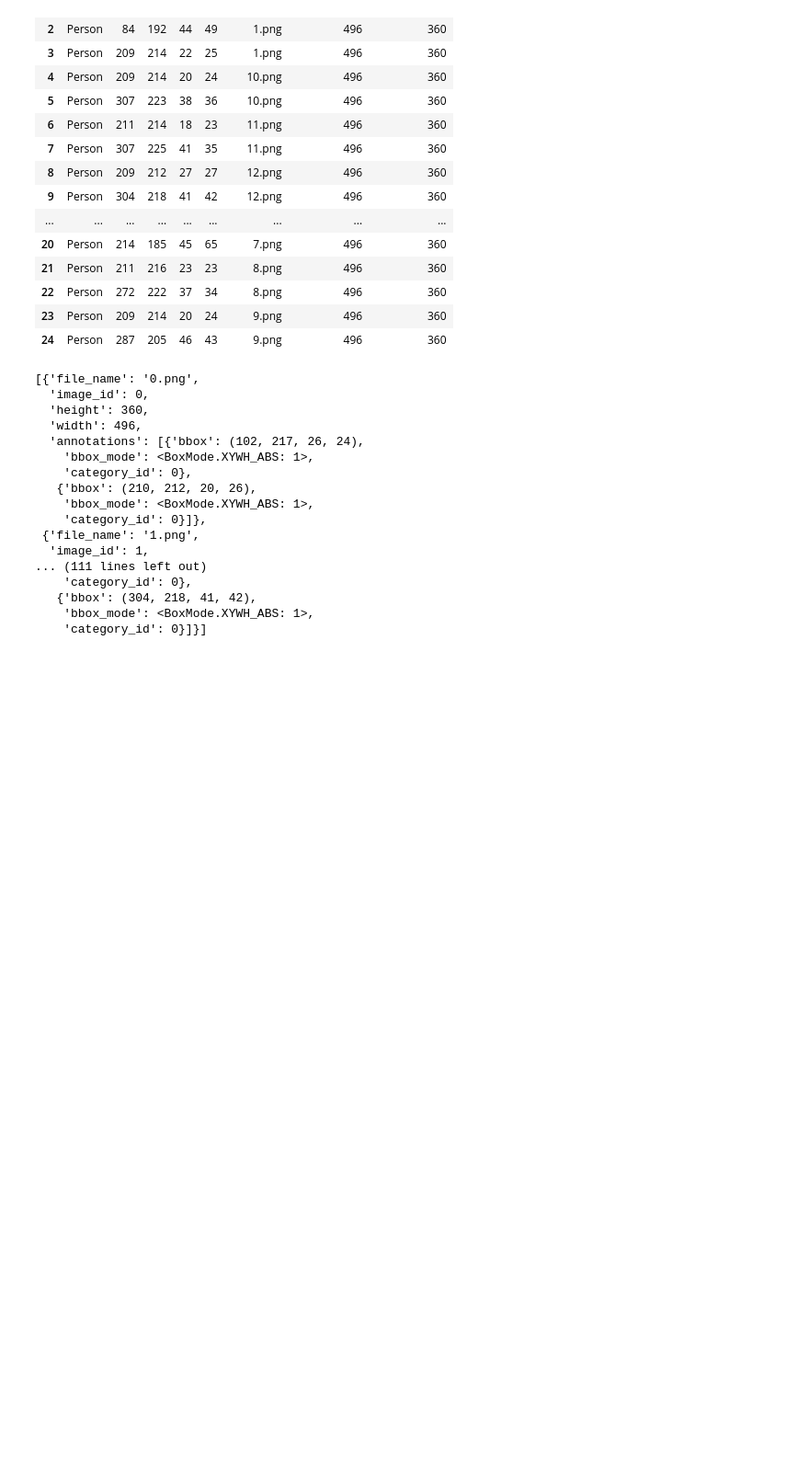
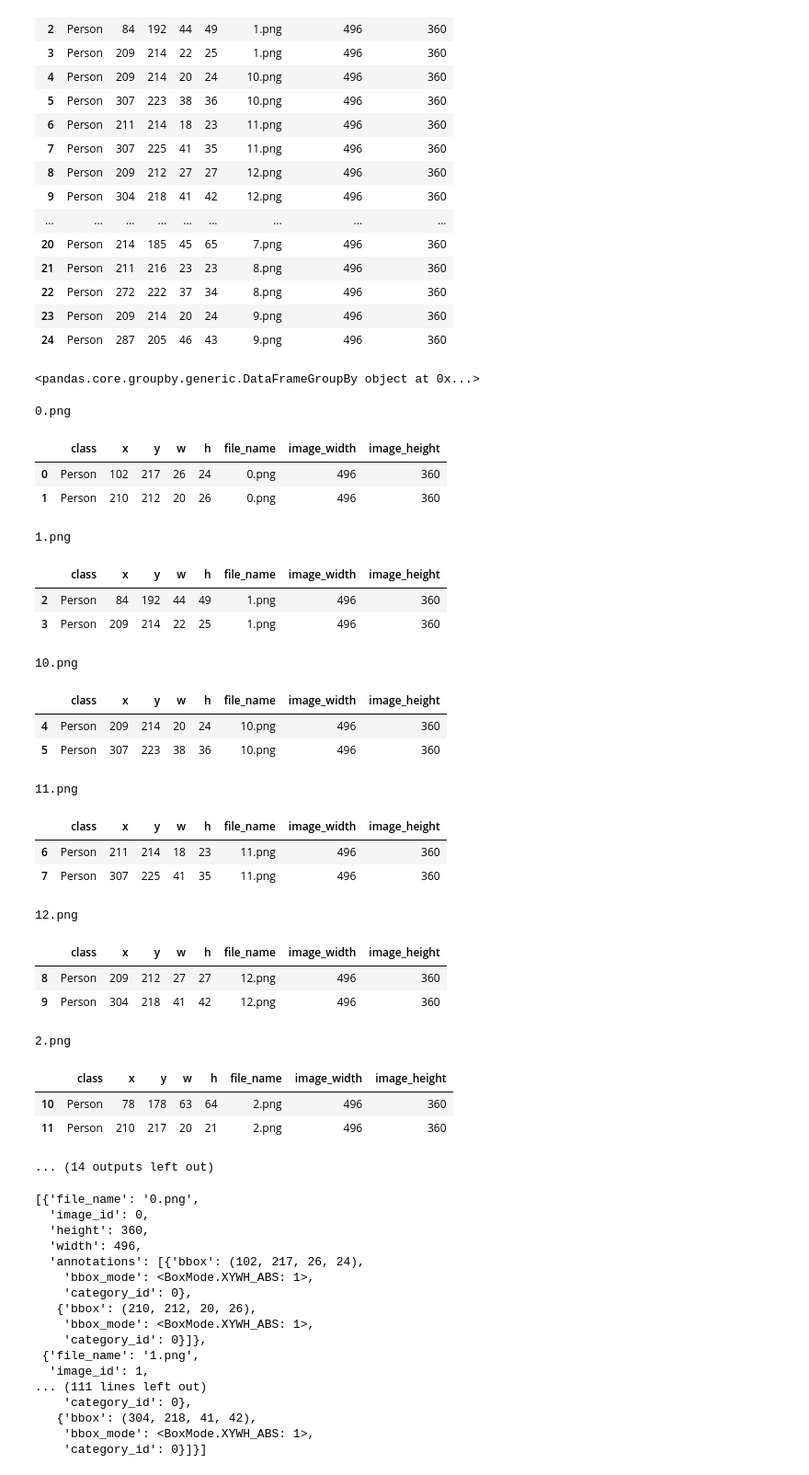
Before and after one commit to Yucheng-Zhu/DetectPeopleInLowResolutionCCTV, a Jupyter notebook: csvToCOCO.ipynb, the cells around one changed output. Shown at 92% size. Cells and saved outputs as stored; diff of their text form; code cells hidden in the pictures; blank space fills up the shorter version.

Commit message:
csvToCOCO.py can take arbitrary file name

```diff
--- a/csvToCOCO.ipynb
+++ b/csvToCOCO.ipynb
@@ -3,8 +3,8 @@ import pandas as pd
 import os
 import cv2
 # %%
-folder_train = 'img/train/'
-folder_valid = 'img/valid/'
+folder_train = 'data/img/train/'
+folder_valid = 'data/img/valid/'
 
 makesenseai_train = folder_train+'train.csv'
 makesenseai_valid = folder_valid+'valid.csv'
@@ -45,6 +45,41 @@ makesenseai_train_df
 | 22 | Person | 272 | 222 | 37 | 34 | 8.png | 496 | 360 |
 | 23 | Person | 209 | 214 | 20 | 24 | 9.png | 496 | 360 |
 | 24 | Person | 287 | 205 | 46 | 43 | 9.png | 496 | 360 |
+# %%
+group = makesenseai_train_df.groupby(['file_name'])
+group
+# %% [output]
+<pandas.core.groupby.generic.DataFrameGroupBy object at 0x...>
+# %%
+for g, content in group:
+    print(g)
+    display(content)
+# %% [output]
+0.png
+|  | class | x | y | w | h | file_name | image_width | image_height |
+| 0 | Person | 102 | 217 | 26 | 24 | 0.png | 496 | 360 |
+| 1 | Person | 210 | 212 | 20 | 26 | 0.png | 496 | 360 |
+1.png
+|  | class | x | y | w | h | file_name | image_width | image_height |
+| 2 | Person | 84 | 192 | 44 | 49 | 1.png | 496 | 360 |
+| 3 | Person | 209 | 214 | 22 | 25 | 1.png | 496 | 360 |
+10.png
+|  | class | x | y | w | h | file_name | image_width | image_height |
+| 4 | Person | 209 | 214 | 20 | 24 | 10.png | 496 | 360 |
+| 5 | Person | 307 | 223 | 38 | 36 | 10.png | 496 | 360 |
+11.png
+|  | class | x | y | w | h | file_name | image_width | image_height |
+| 6 | Person | 211 | 214 | 18 | 23 | 11.png | 496 | 360 |
+| 7 | Person | 307 | 225 | 41 | 35 | 11.png | 496 | 360 |
+12.png
+|  | class | x | y | w | h | file_name | image_width | image_height |
+| 8 | Person | 209 | 212 | 27 | 27 | 12.png | 496 | 360 |
+| 9 | Person | 304 | 218 | 41 | 42 | 12.png | 496 | 360 |
+2.png
+|  | class | x | y | w | h | file_name | image_width | image_height |
+| 10 | Person | 78 | 178 | 63 | 64 | 2.png | 496 | 360 |
+| 11 | Person | 210 | 217 | 20 | 21 | 2.png | 496 | 360 |
+... (14 outputs left out)
 # %%
 def get_images_names_range(makesenseai_df, start=0):
     images_count = makesenseai_df['file_name'].unique().shape[0]
```
Also changed, not shown: 2 other files.
